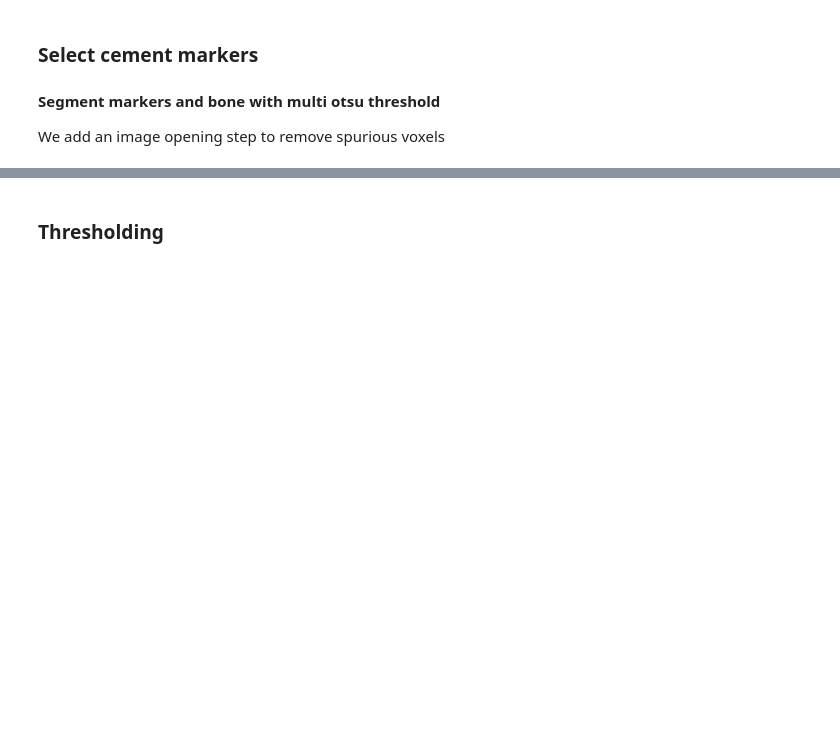
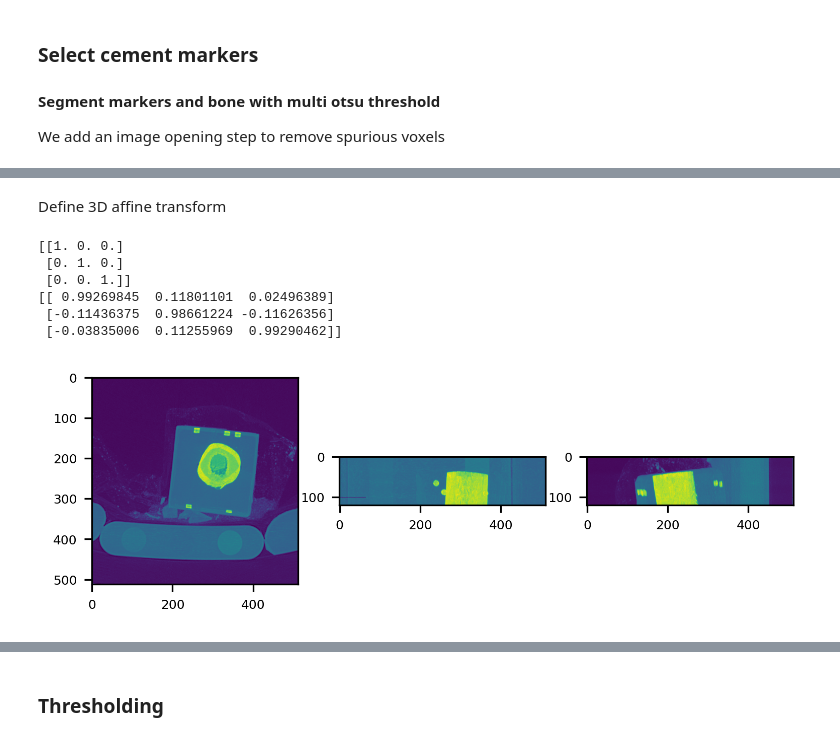
Before and after one commit to gianthk/pyfabric, a Jupyter notebook: notebooks/pyfabric_ex02_prox_femur_multires.ipynb, the cells around one changed output, grey strips where cells are left out. Cells and saved outputs as stored; diff of their text form; code cells hidden in the pictures; blank space fills up the shorter version.

```diff
--- a/notebooks/pyfabric_ex02_prox_femur_multires.ipynb
+++ b/notebooks/pyfabric_ex02_prox_femur_multires.ipynb
@@ -153,0 +262,2 @@ dist_df
+# %% [markdown]
+Define 3D affine transform
@@ -153,0 +286,13 @@ dist_df
+# %%
+img_trans = affine_trans(transform=affine, tmatrix=R_xy)
+# %% [output]
+[[1. 0. 0.]
+ [0. 1. 0.]
+ [0. 0. 1.]]
+[[ 0.99269845  0.11801101  0.02496389]
+ [-0.11436375  0.98661224 -0.11626356]
+ [-0.03835006  0.11255969  0.99290462]]
+# %%
+ru.plot_projections(data_3D_QCT[0:120,:,:])
+# %% [output]
+[figure, added]
```
Also changed, not shown: parts of 58 cells of this notebook.
